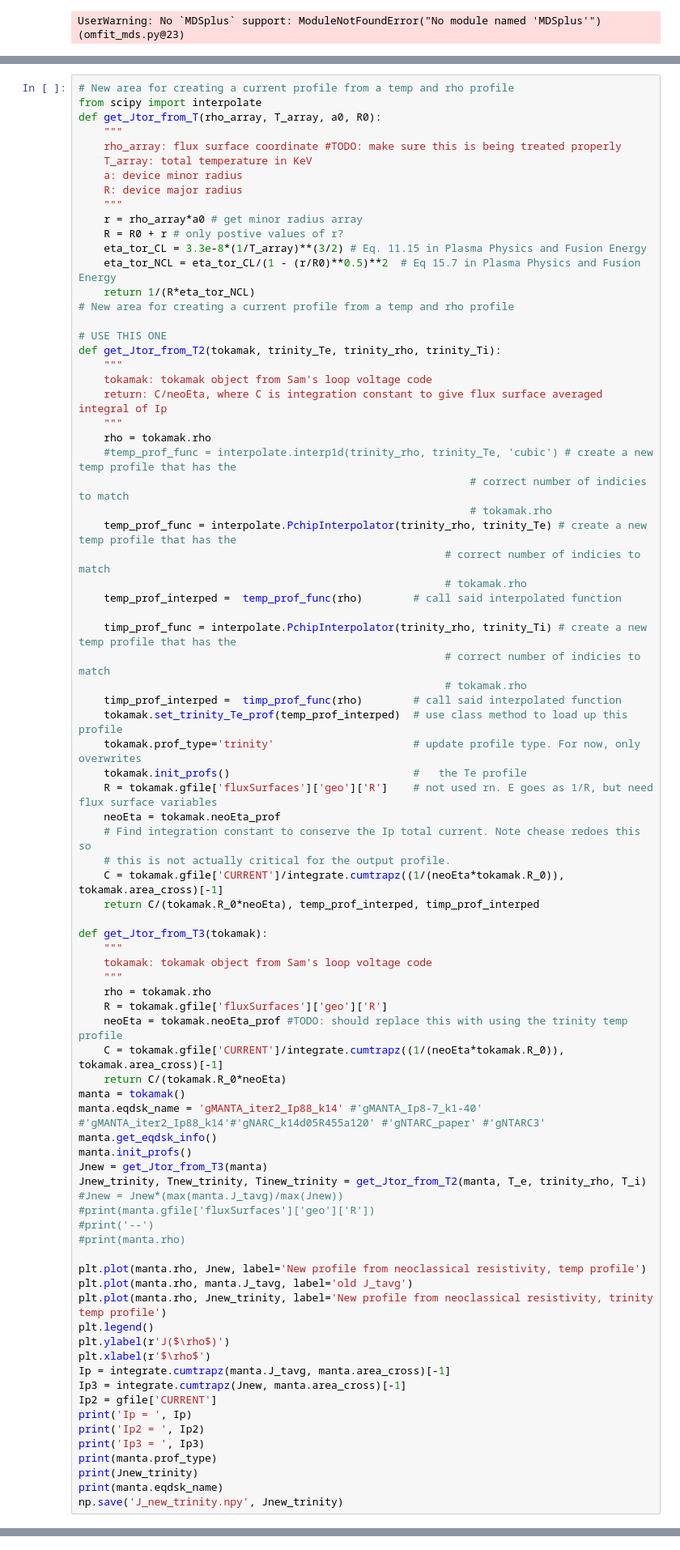
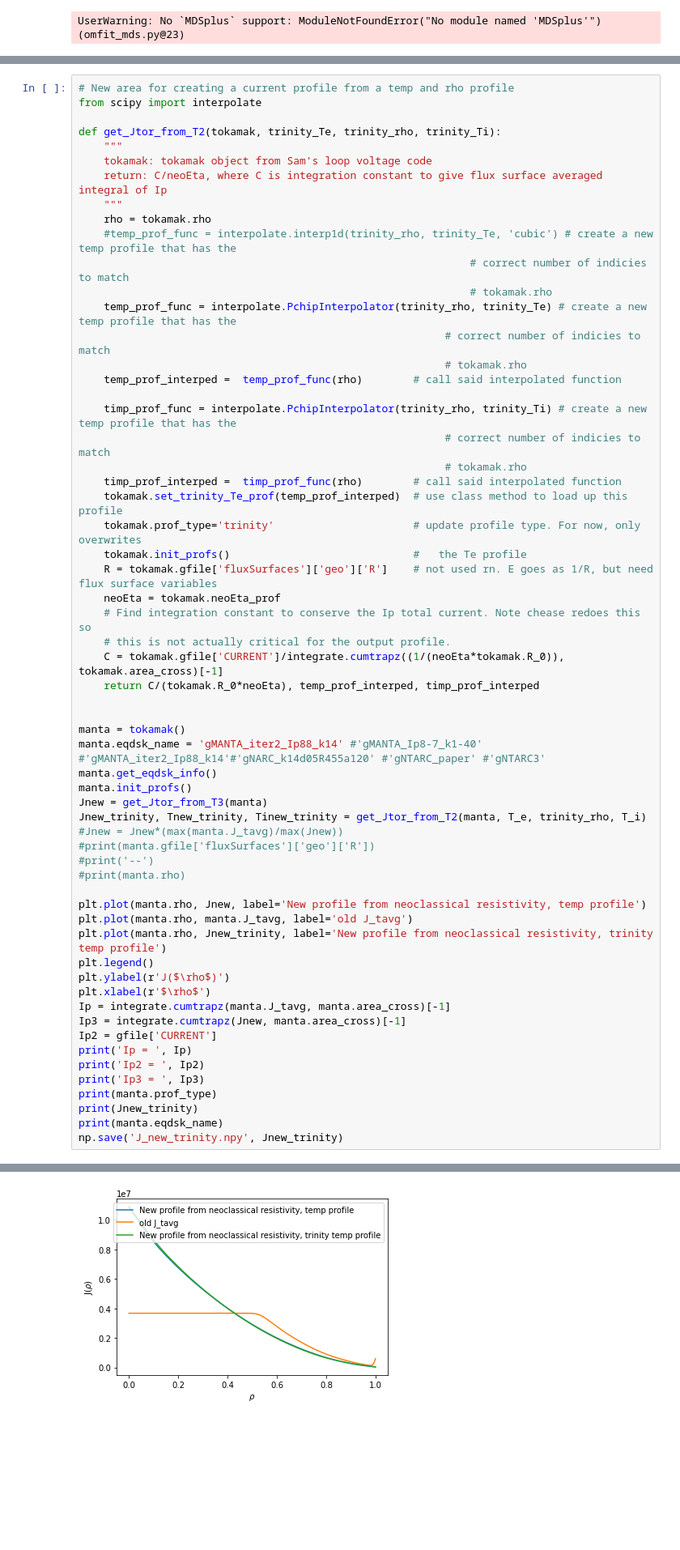
Before and after one commit to vandelij/MANTA, a Jupyter notebook: current_profile_maker_corrected_rho.ipynb, the cells around one changed output, grey strips where cells are left out. Shown: that part at 81% size. Saved outputs shown, nothing was run; the diff lists cells and outputs as text; blank space fills up the shorter version.

```diff
--- a/current_profile_maker_corrected_rho.ipynb
+++ b/current_profile_maker_corrected_rho.ipynb
@@ -347,21 +291,7 @@ plt.plot(trinity_rho, pcore/jjj)
 # %%
 # New area for creating a current profile from a temp and rho profile
 from scipy import interpolate
-def get_Jtor_from_T(rho_array, T_array, a0, R0):
-    """
-    rho_array: flux surface coordinate #TODO: make sure this is being treated properly
-    T_array: total temperature in KeV
-    a: device minor radius
-    R: device major radius
-    """
-    r = rho_array*a0 # get minor radius array
-    R = R0 + r # only postive values of r?
-    eta_tor_CL = 3.3e-8*(1/T_array)**(3/2) # Eq. 11.15 in Plasma Physics and Fusion Energy
-    eta_tor_NCL = eta_tor_CL/(1 - (r/R0)**0.5)**2  # Eq 15.7 in Plasma Physics and Fusion Energy
-    return 1/(R*eta_tor_NCL)
-# New area for creating a current profile from a temp and rho profile
 
-# USE THIS ONE
 def get_Jtor_from_T2(tokamak, trinity_Te, trinity_rho, trinity_Ti):
     """
     tokamak: tokamak object from Sam's loop voltage code
@@ -390,15 +320,7 @@ def get_Jtor_from_T2(tokamak, trinity_Te, trinity_rho, trinity_Ti):
     C = tokamak.gfile['CURRENT']/integrate.cumtrapz((1/(neoEta*tokamak.R_0)), tokamak.area_cross)[-1]
     return C/(tokamak.R_0*neoEta), temp_prof_interped, timp_prof_interped
 
-def get_Jtor_from_T3(tokamak):
-    """
-    tokamak: tokamak object from Sam's loop voltage code
-    """
-    rho = tokamak.rho
-    R = tokamak.gfile['fluxSurfaces']['geo']['R']
-    neoEta = tokamak.neoEta_prof #TODO: should replace this with using the trinity temp profile
-    C = tokamak.gfile['CURRENT']/integrate.cumtrapz((1/(neoEta*tokamak.R_0)), tokamak.area_cross)[-1]
-    return C/(tokamak.R_0*neoEta)
+
 manta = tokamak()
 manta.eqdsk_name = 'gMANTA_iter2_Ip88_k14' #'gMANTA_Ip8-7_k1-40' #'gMANTA_iter2_Ip88_k14'#'gNARC_k14d05R455a120' #'gNTARC_paper' #'gNTARC3'
 manta.get_eqdsk_info()
@@ -463,0 +381 @@ gMANTA_Ip8-7_k1-40
+[figure, added]
```
Also changed, not shown: parts of 27 cells of this notebook, 11 other files.
